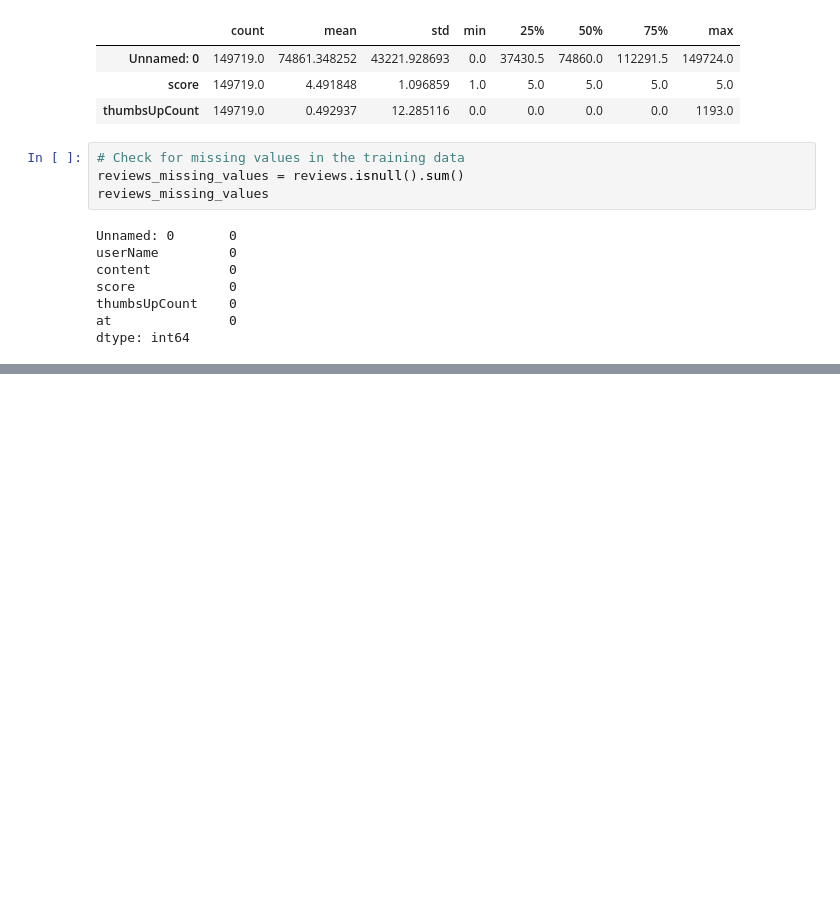
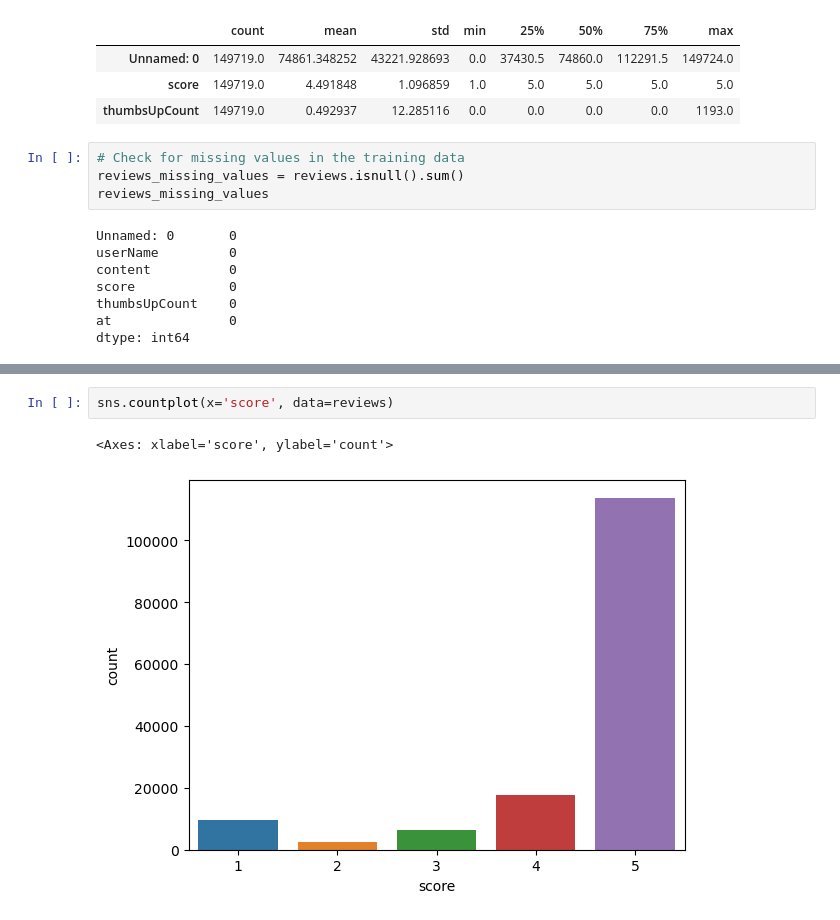
Before and after one commit to AneleMaphalala/ChatGPT_User_Reviews, a Jupyter notebook: chatgpt_reviews.ipynb, the cells around one changed output, grey strips where cells are left out. Cells and saved outputs as stored; diff of their text form; blank space fills up the shorter version.

```diff
--- a/chatgpt_reviews.ipynb
+++ b/chatgpt_reviews.ipynb
@@ -121,0 +149,5 @@ dtype: int64
+# %%
+sns.countplot(x='score', data=reviews)
+# %% [output]
+<Axes: xlabel='score', ylabel='count'>
+[figure, added]
```
Also changed, not shown: parts of 31 cells of this notebook, 2 other files.
